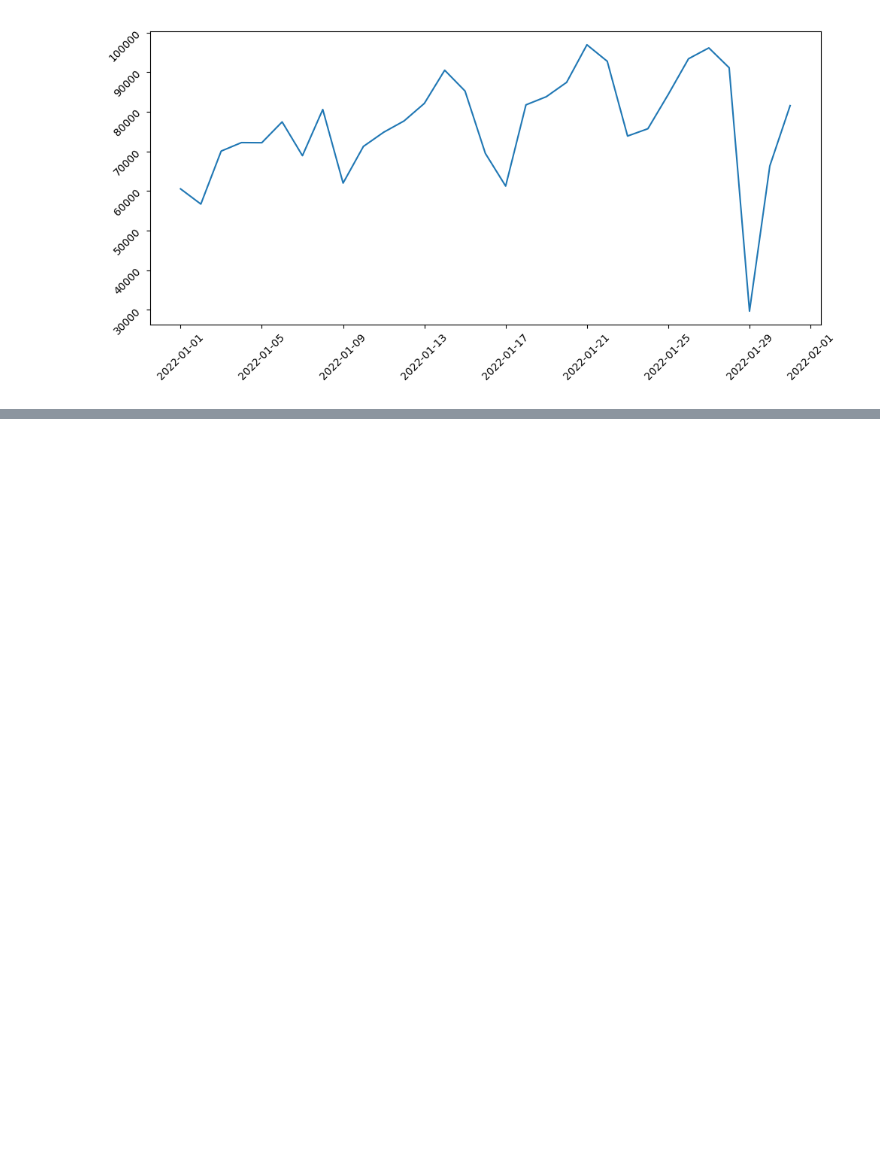
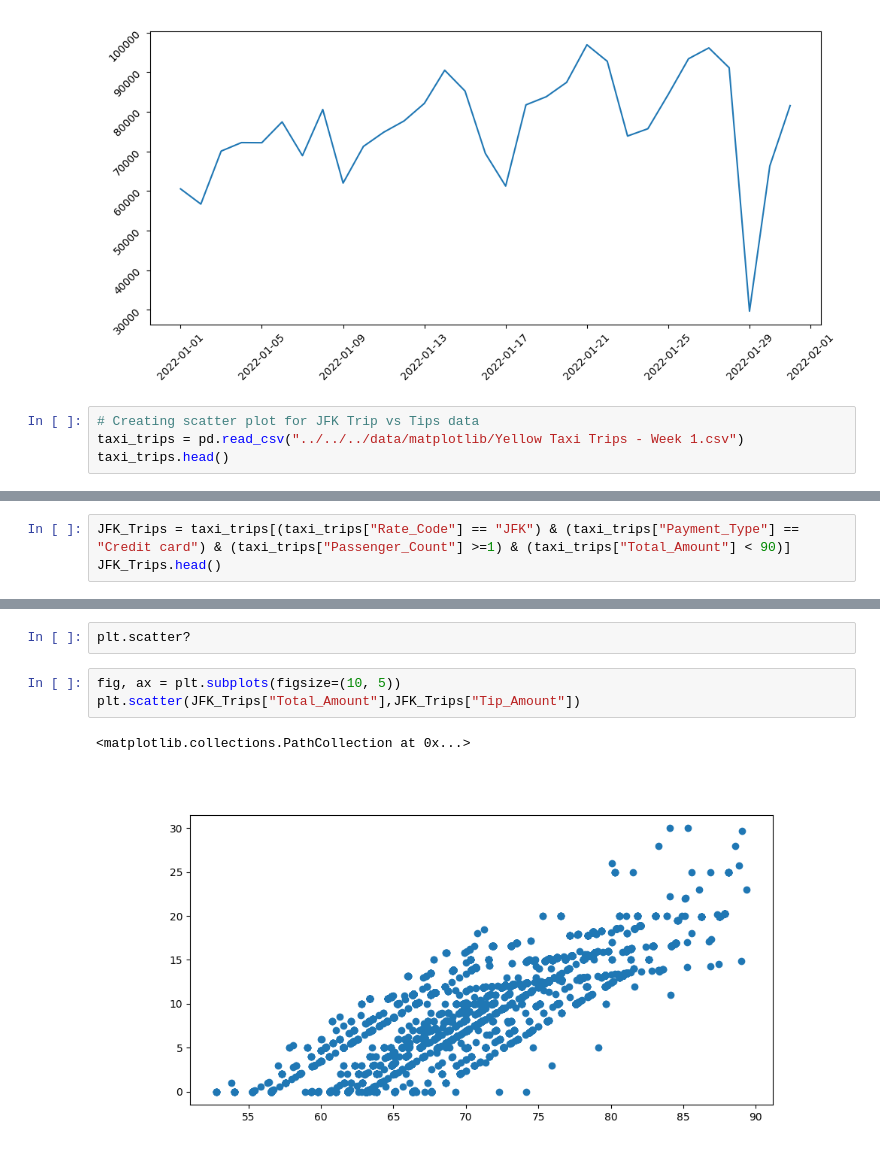
Before and after one commit to CoderCouple/NumPyPractice, a Jupyter notebook: src/visualizations/matplotlib/03_nyc_taxi_data_analysis.ipynb, the cells around one changed output, grey strips where cells are left out. Drawn from its saved outputs; the diff is of its cells as text; blank space fills up the shorter version.

```diff
--- a/src/visualizations/matplotlib/03_nyc_taxi_data_analysis.ipynb
+++ b/src/visualizations/matplotlib/03_nyc_taxi_data_analysis.ipynb
@@ -111,3 +112,7 @@ plt.tight_layout()
 plt.show()
 # %% [output]
 [figure]
+# %%
+# Creating scatter plot for JFK Trip vs Tips data
+taxi_trips = pd.read_csv("../../../data/matplotlib/Yellow Taxi Trips - Week 1.csv")
+taxi_trips.head()
@@ -113,0 +126,3 @@ plt.show()
+# %%
+JFK_Trips = taxi_trips[(taxi_trips["Rate_Code"] == "JFK") & (taxi_trips["Payment_Type"] == "Credit card") & (taxi_trips["Passenger_Count"] >=1) & (taxi_trips["Total_Amount"] < 90)]
+JFK_Trips.head()
@@ -113,0 +148,8 @@ plt.show()
+# %%
+plt.scatter?
+# %%
+fig, ax = plt.subplots(figsize=(10, 5))
+plt.scatter(JFK_Trips["Total_Amount"],JFK_Trips["Tip_Amount"])
+# %% [output]
+<matplotlib.collections.PathCollection at 0x...>
+[figure, added]
```
Also changed, not shown: parts of 6 cells of this notebook, 3 other files.
